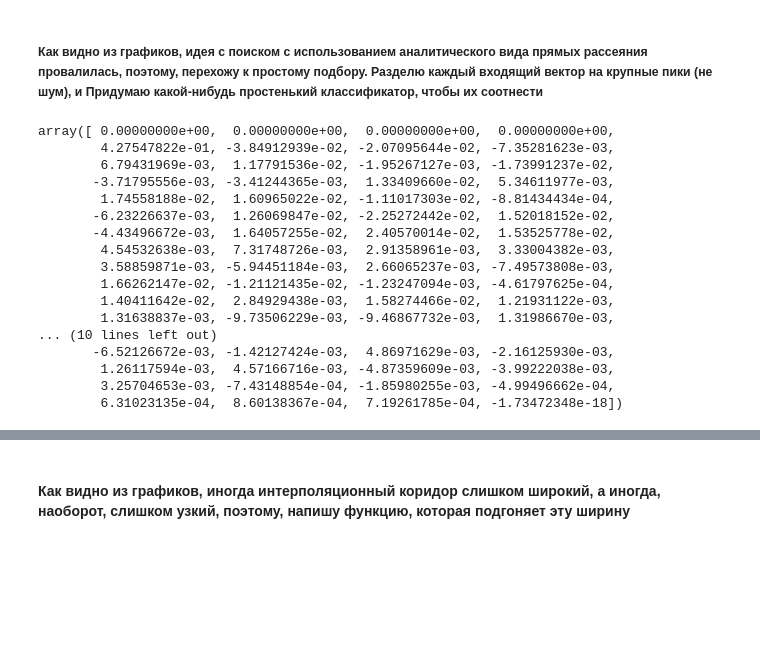
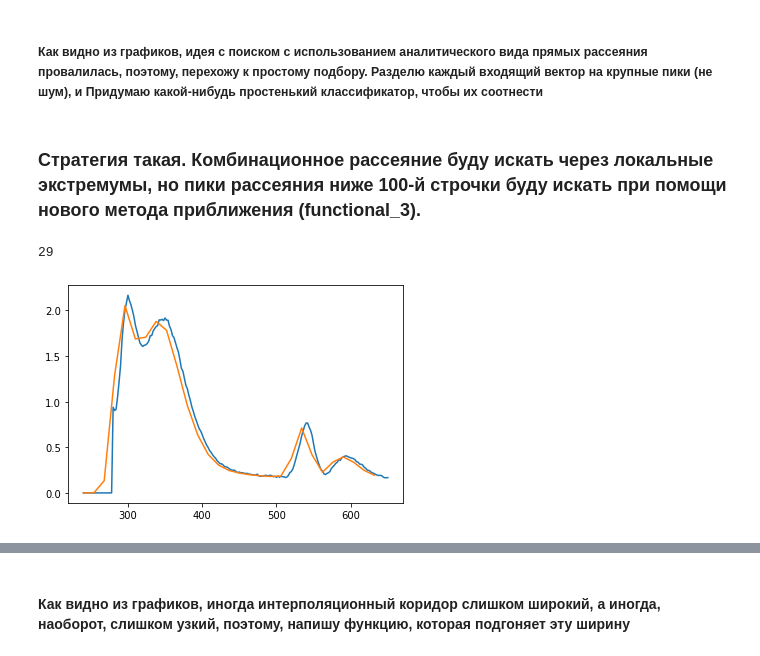
Before and after one commit to 89605502155/ML-repositry, a Jupyter notebook: new_interpolation.ipynb, the cells around one changed output, grey strips where cells are left out. Drawn from its saved outputs; the diff is of its cells as text; code cells hidden in the pictures; blank space fills up the shorter version.

```diff
--- a/new_interpolation.ipynb
+++ b/new_interpolation.ipynb
@@ -110,21 +116,31 @@ coefs, frequencies =pywt.dwt(X[3,:,0], wavelet=w, mode='smooth')
-# %%
-frequencies
-# %% [output]
-array([ 0.00000000e+00,  0.00000000e+00,  0.00000000e+00,  0.00000000e+00,
-        4.27547822e-01, -3.84912939e-02, -2.07095644e-02, -7.35281623e-03,
-        6.79431969e-03,  1.17791536e-02, -1.95267127e-03, -1.73991237e-02,
-       -3.71795556e-03, -3.41244365e-03,  1.33409660e-02,  5.34611977e-03,
-        1.74558188e-02,  1.60965022e-02, -1.11017303e-02, -8.81434434e-04,
-       -6.23226637e-03,  1.26069847e-02, -2.25272442e-02,  1.52018152e-02,
-       -4.43496672e-03,  1.64057255e-02,  2.40570014e-02,  1.53525778e-02,
-        4.54532638e-03,  7.31748726e-03,  2.91358961e-03,  3.33004382e-03,
-        3.58859871e-03, -5.94451184e-03,  2.66065237e-03, -7.49573808e-03,
-        1.66262147e-02, -1.21121435e-02, -1.23247094e-03, -4.61797625e-04,
-        1.40411642e-02,  2.84929438e-03,  1.58274466e-02,  1.21931122e-03,
-        1.31638837e-03, -9.73506229e-03, -9.46867732e-03,  1.31986670e-03,
-... (10 lines left out)
-       -6.52126672e-03, -1.42127424e-03,  4.86971629e-03, -2.16125930e-03,
-        1.26117594e-03,  4.57166716e-03, -4.87359609e-03, -3.99222038e-03,
-        3.25704653e-03, -7.43148854e-04, -1.85980255e-03, -4.99496662e-04,
-        6.31023135e-04,  8.60138367e-04,  7.19261785e-04, -1.73472348e-18])
+# %%
+def function_3(data,rows,n):
+    signal_length = len(rows)
+    if signal_length % n == 0:
+        padding_length = 0
+    else:
+        padding_length = n - signal_length//n % n
+    xarr = np.array(rows)
+    yarr = np.array(data)
+    xarr.resize(signal_length//n, n)
+    yarr.resize(signal_length//n, n)
+    xarr_reshaped = xarr.reshape((-1,n))
+    yarr_reshaped = yarr.reshape((-1,n))
+    x_ave = xarr_reshaped[:,0]
+    y_ave = np.nanmean(yarr_reshaped, axis=1)
+    return x_ave, y_ave
+# %% [markdown]
+### Стратегия такая. Комбинационное рассеяние буду искать через локальные экстремумы, но пики рассеяния ниже 100-й строчки буду искать при помощи нового метода приближения (functional_3).
+# %%
+ee,yy=function_3(X[3,:,5],lrl,7)
+# %%
+len(yy)
+# %% [output]
+29
+# %%
+plt.plot(lrl, X[3,:,5])
+plt.plot(ee,yy)
+plt.show();
+# %% [output]
+[figure, added]
 # %%
```
Also changed, not shown: parts of 12 cells of this notebook.
